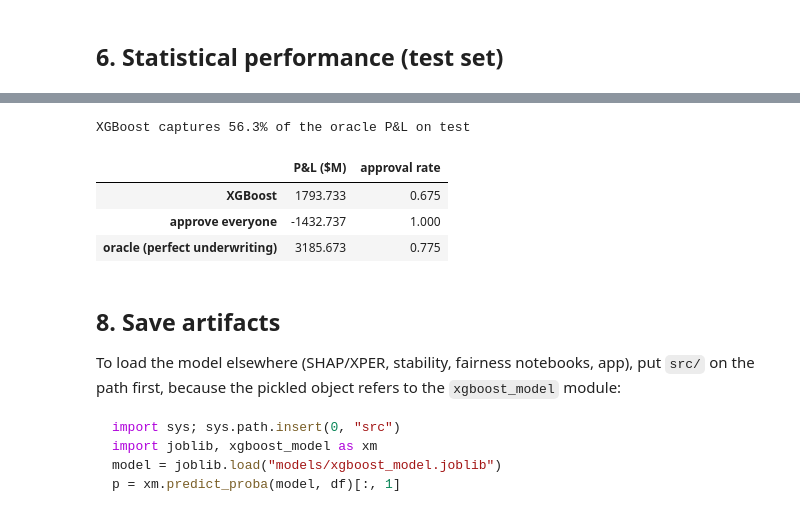
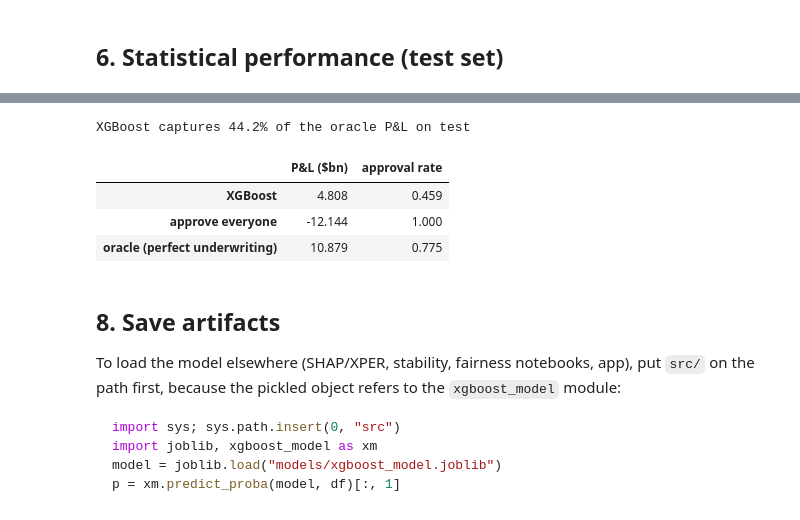
Before and after one commit to lugavt/US_morgage_acceptance, a Jupyter notebook: notebooks/xgboost_model.ipynb, the cells around one changed output, grey strips where cells are left out. Drawn from its saved outputs; the diff is of its cells as text; code cells hidden in the pictures.

```diff
--- a/notebooks/xgboost_model.ipynb
+++ b/notebooks/xgboost_model.ipynb
@@ -438,27 +450,23 @@ theoretical 0.833 vs val-optimal 0.830 — using 0.833 (a gap here means the cal
 # %%
 approve_test = p_test >= DECISION_THRESHOLD
+strategies = {
+    "XGBoost": approve_test,
+    "approve everyone": np.ones_like(y_test, dtype=bool),
+    "oracle (perfect underwriting)": y_test == 1,
+}
 econ = pd.DataFrame({
-    "P&L ($M)": {
-        "XGBoost": pnl(y_test, approve_test),
-        "approve everyone": pnl(y_test, np.ones_like(y_test, dtype=bool)),
-        "oracle (perfect underwriting)": pnl(y_test, y_test == 1),
-    },
-    "approval rate": {
-        "XGBoost": approve_test.mean(),
-        "approve everyone": 1.0,
-        "oracle (perfect underwriting)": y_test.mean(),
-    },
-})
-econ["P&L ($M)"] /= 1e6
-pnl_test = pnl(y_test, approve_test)
-print(f"XGBoost captures {pnl_test / pnl(y_test, y_test == 1):.1%} of the oracle P&L on test")
+    name: {"P&L ($bn)": pnl(y_test, approve, amount_test) / 1e9, "approval rate": approve.mean()}
+    for name, approve in strategies.items()
+}).T
+pnl_test = pnl(y_test, approve_test, amount_test)
+print(f"XGBoost captures {pnl_test / pnl(y_test, y_test == 1, amount_test):.1%} of the oracle P&L on test")
 econ.round(3)
 # %% [output]
-XGBoost captures 56.3% of the oracle P&L on test
+XGBoost captures 44.2% of the oracle P&L on test
-|  | P&L ($M) | approval rate |
-| XGBoost | 1793.733 | 0.675 |
-| approve everyone | -1432.737 | 1.000 |
-| oracle (perfect underwriting) | 3185.673 | 0.775 |
+|  | P&L ($bn) | approval rate |
+| XGBoost | 4.808 | 0.459 |
+| approve everyone | -12.144 | 1.000 |
+| oracle (perfect underwriting) | 10.879 | 0.775 |
 # %% [markdown]
 ## 8. Save artifacts
 
```
Also changed, not shown: parts of 10 cells of this notebook, 2 other files.
